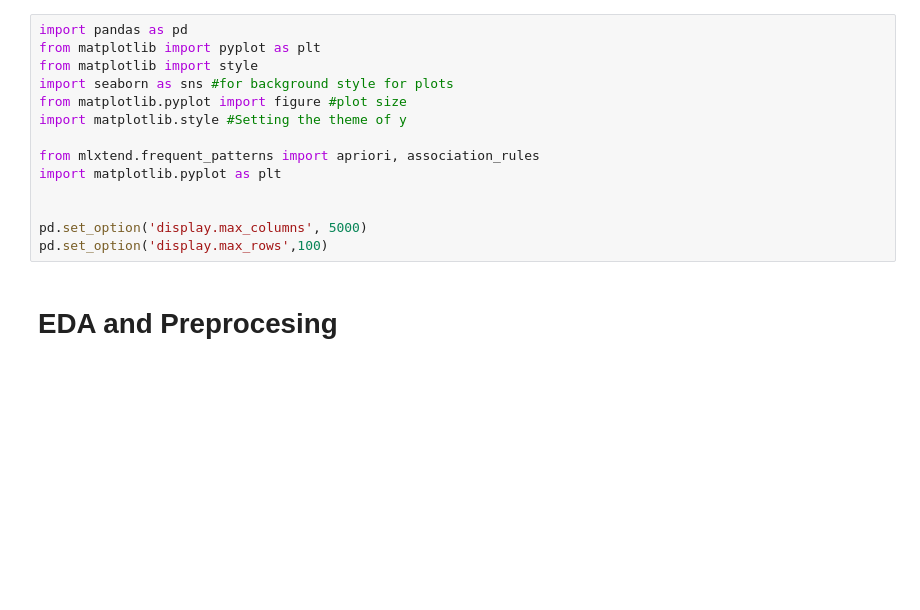
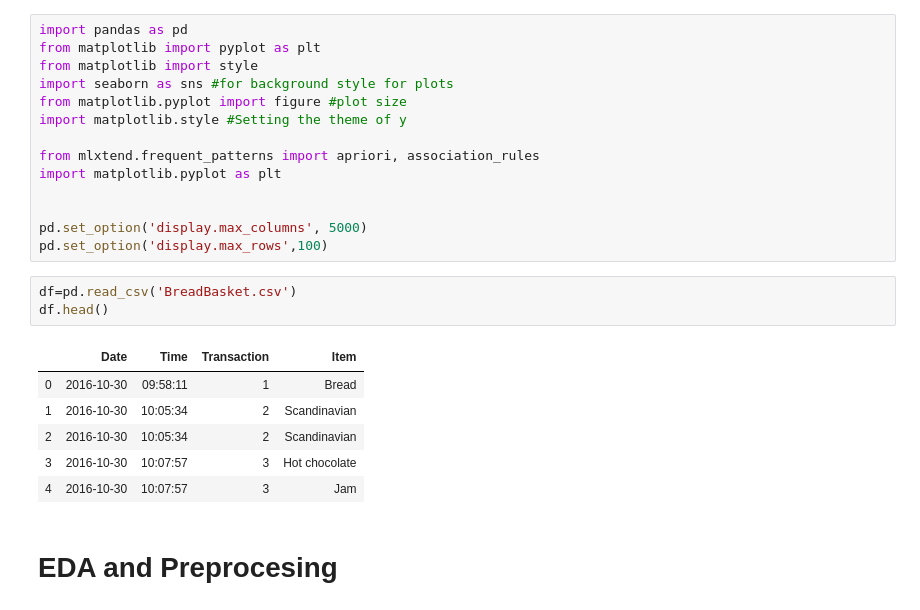
Before and after one commit to venupammi26/Market-Basket-Analysis, a Jupyter notebook: BreadBasket.ipynb, the cells around one changed output. Saved outputs shown, nothing was run; the diff lists cells and outputs as text; blank space fills up the shorter version.

```diff
--- a/BreadBasket.ipynb
+++ b/BreadBasket.ipynb
@@ -12,6 +12,16 @@ import matplotlib.pyplot as plt
 
 pd.set_option('display.max_columns', 5000)
 pd.set_option('display.max_rows',100)
+# %%
+df=pd.read_csv('BreadBasket.csv')
+df.head()
+# %% [output]
+|  | Date | Time | Transaction | Item |
+| 0 | 2016-10-30 | 09:58:11 | 1 | Bread |
+| 1 | 2016-10-30 | 10:05:34 | 2 | Scandinavian |
+| 2 | 2016-10-30 | 10:05:34 | 2 | Scandinavian |
+| 3 | 2016-10-30 | 10:07:57 | 3 | Hot chocolate |
+| 4 | 2016-10-30 | 10:07:57 | 3 | Jam |
 # %% [markdown]
 # EDA and Preprocesing
 # %%
```
